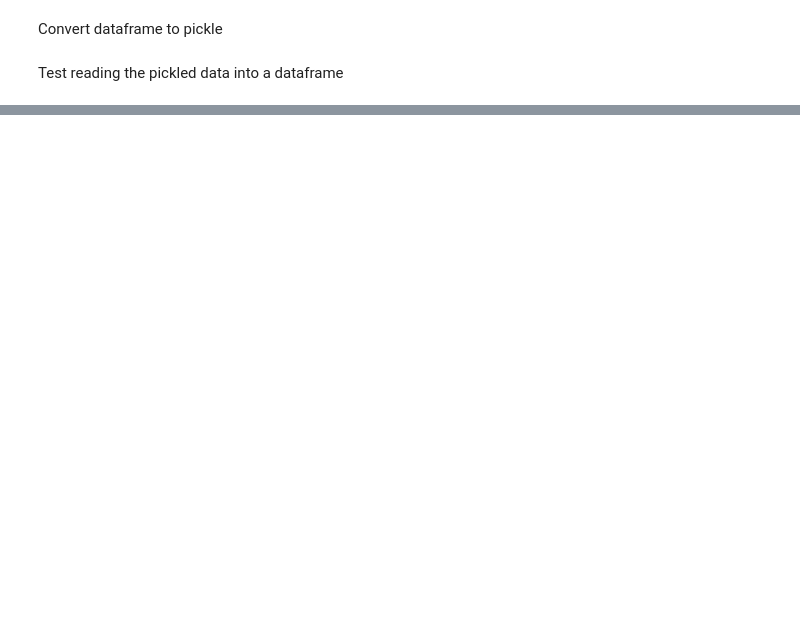
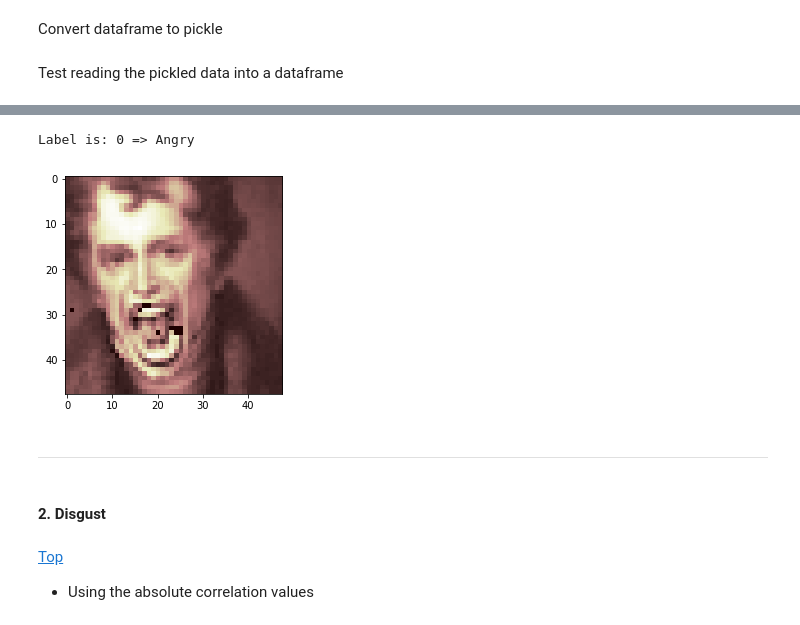
Before and after one commit to HebaNAS/KNN-Classifier, a Jupyter notebook: F21DM_CW1.ipynb, the cells around one changed output, grey strips where cells are left out. Cells and saved outputs as stored; diff of their text form; code cells hidden in the pictures; blank space fills up the shorter version.

```diff
--- a/F21DM_CW1.ipynb
+++ b/F21DM_CW1.ipynb
@@ -394,0 +1190,8 @@ main_dataset_shuffled.to_pickle('/content/drive/My Drive/generated_data/pickled_
+# %%
+# Extracting the column names from the original dataset by selecting their location
+# saved previously in the indexes array
+col_names_angry = [X_angry.columns[i] for i in indexes_angry_chi2]
+
+# Reformat the dataset with the selected features for better visibility
+select_angry_chi2 = X_angry[col_names_angry]
+select_angry_chi2.head(5)
@@ -394,0 +1205,34 @@ main_dataset_shuffled.to_pickle('/content/drive/My Drive/generated_data/pickled_
+# %%
+# Randomly select an image from the dataset
+angry_pics = np.where(main_dataset_shuffled.iloc[:, 0] == 0)
+index_angry_chi2 = int(np.random.choice(angry_pics[0]))
+
+# Reshaping pixels back to their 2D original shape (48 x 48) to plot them
+image = np.asarray(main_dataset_shuffled.iloc[index_angry_chi2, 1:], dtype=np.float64).reshape((48, 48))
+
+# List of important pixels in the format (row, col)
+angry_imp_px_chi2 = []
+
+# Highlight important attribute (pixel)
+for pixel in select_angry_chi2.columns:
+    px = int(pixel[-4:])
+    row = int(px / 48)
+    col = int(px % row)
+    angry_imp_px_chi2.append((row, col))
+
+# Loop through the array of important pixels and change corresponding pixel value in
+# the original image
+for px in angry_imp_px_chi2:
+    image[px[0], px[1]] = 0
+
+# Using matplotlib to plot the image
+plt.imshow(image, cmap='pink')
+print ('Label is: {} => {}'.format(main_dataset_shuffled.iloc[index_angry_chi2, 0],
+                                   emotions[main_dataset_shuffled.iloc[index_angry_chi2, 0]]))
+# %% [output]
+Label is: 0 => Angry
+[figure, added]
+# %% [markdown]
+<hr>
+# %% [markdown]
+#### 2. Disgust
@@ -394,0 +1243,4 @@ main_dataset_shuffled.to_pickle('/content/drive/My Drive/generated_data/pickled_
+# %% [markdown]
+<a id='section3c'></a>
+[Top](#toc)
+- Using the absolute correlation values
```
Also changed, not shown: parts of 413 cells of this notebook, 1 other file.
